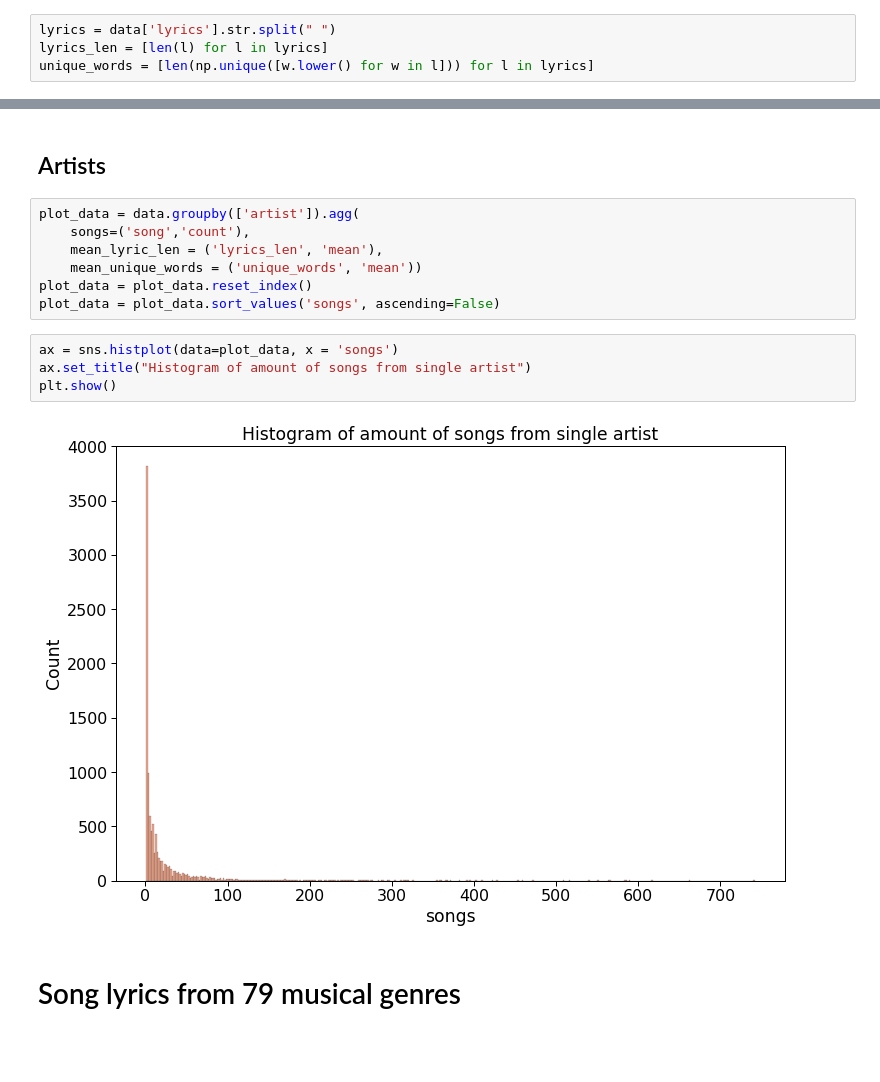
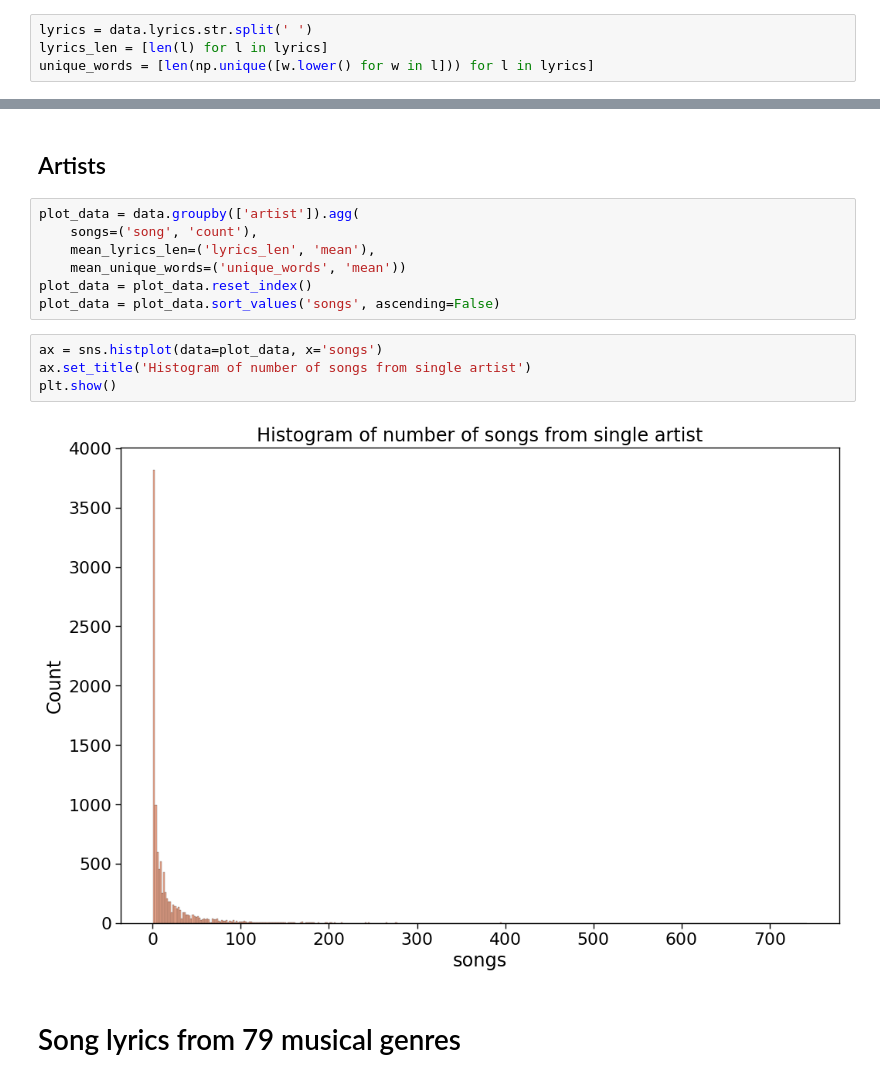
Before and after one commit to grant-TraDA/NLP-2022W, a Jupyter notebook: PROJECTS/music_genre_classification-bad/project1/code/exploratory_data_analysis.ipynb, the cells around one changed output, grey strips where cells are left out. Drawn from its saved outputs; the diff is of its cells as text; blank space fills up the shorter version.

```diff
--- a/PROJECTS/music_genre_classification-bad/project1/code/exploratory_data_analysis.ipynb
+++ b/PROJECTS/music_genre_classification-bad/project1/code/exploratory_data_analysis.ipynb
@@ -16,7 +14,7 @@ data = data.drop('index', axis = 1)
 for word in ['"', 'VERSE', 'verse', 'Verse', 'CHORUS', 'Chorus', 'chorus']:
     data.lyrics = data.lyrics.str.replace(word, '')
 # %%
-lyrics = data['lyrics'].str.split(" ")
+lyrics = data.lyrics.str.split(' ')
 lyrics_len = [len(l) for l in lyrics]
 unique_words = [len(np.unique([w.lower() for w in l])) for l in lyrics]
 # %%
@@ -97,17 +95,17 @@ plt.show()
 ## Artists
 # %%
 plot_data = data.groupby(['artist']).agg(
-    songs=('song','count'),
-    mean_lyric_len = ('lyrics_len', 'mean'),
-    mean_unique_words = ('unique_words', 'mean'))
+    songs=('song', 'count'),
+    mean_lyrics_len=('lyrics_len', 'mean'),
+    mean_unique_words=('unique_words', 'mean'))
 plot_data = plot_data.reset_index()
 plot_data = plot_data.sort_values('songs', ascending=False)
 # %%
-ax = sns.histplot(data=plot_data, x = 'songs')
-ax.set_title("Histogram of amount of songs from single artist")
+ax = sns.histplot(data=plot_data, x='songs')
+ax.set_title('Histogram of number of songs from single artist')
 plt.show()
 # %% [output]
-[figure, old version]
+[figure, new version]
 # %% [markdown]
 # Song lyrics from 79 musical genres
 # %% [markdown]
```
Also changed, not shown: parts of 22 cells of this notebook.
